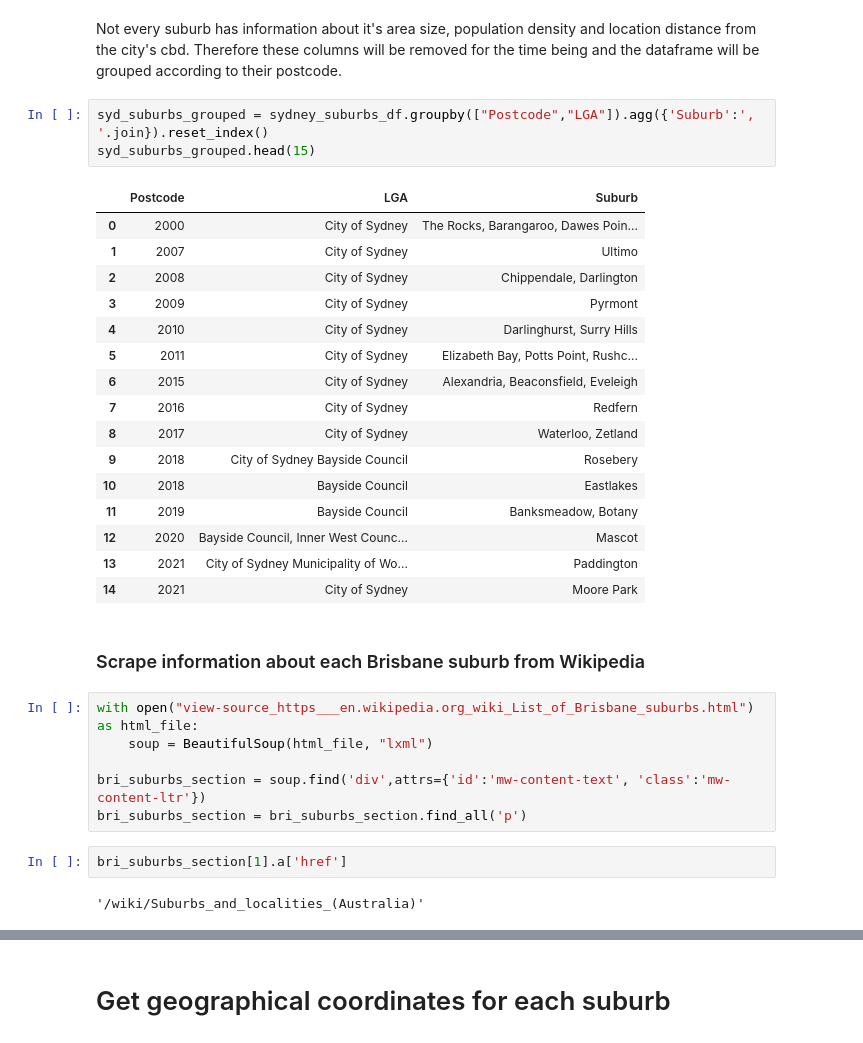
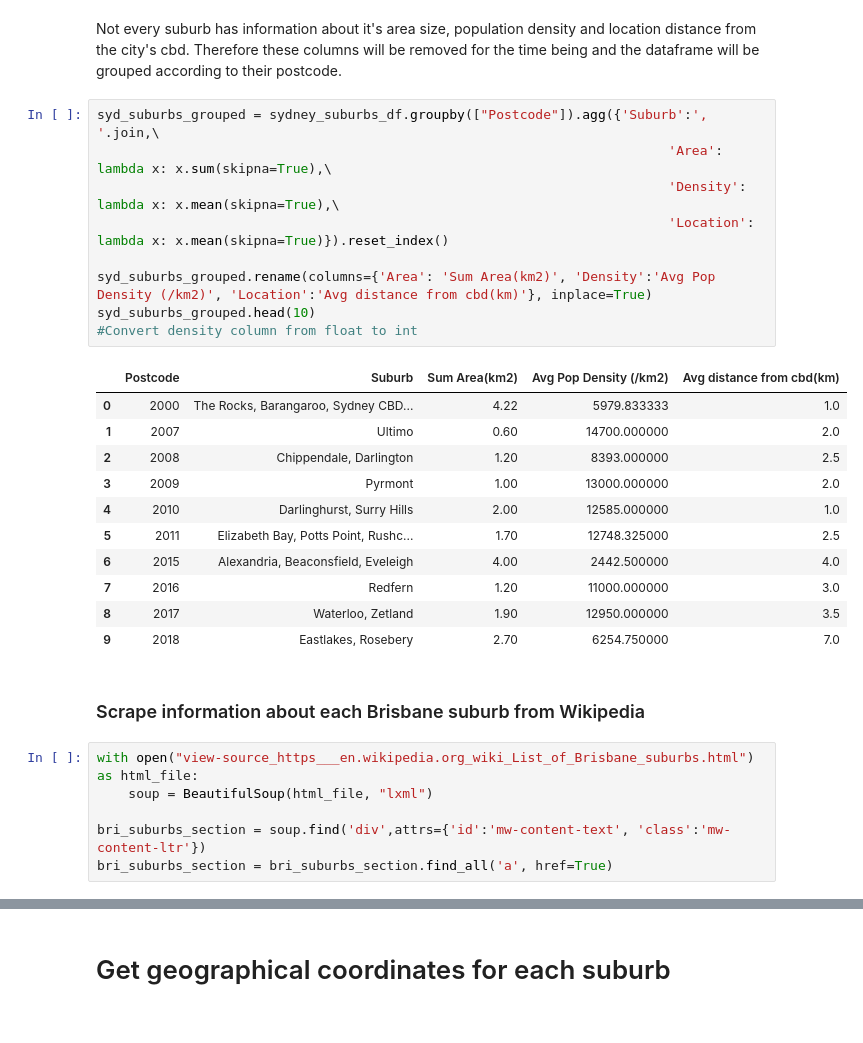
Before and after one commit to jasontran600/IBM_data_science_captstone_project, a Jupyter notebook: Melbourne_Sydney_Tasmania_migration_project/interstate_migration_project.ipynb, the cells around one changed output, grey strips where cells are left out. Saved outputs shown, nothing was run; the diff lists cells and outputs as text.

```diff
--- a/Melbourne_Sydney_Tasmania_migration_project/interstate_migration_project.ipynb
+++ b/Melbourne_Sydney_Tasmania_migration_project/interstate_migration_project.ipynb
@@ -140,25 +192,26 @@ sydney_suburbs_df.tail(5)
 # %% [markdown]
 Not every suburb has information about it's area size, population density and location distance from the city's cbd. Therefore these columns will be removed for the time being and the dataframe will be grouped according to their postcode.
-# %%
-syd_suburbs_grouped = sydney_suburbs_df.groupby(["Postcode","LGA"]).agg({'Suburb':', '.join}).reset_index()
-syd_suburbs_grouped.head(15)
-# %% [output]
-|  | Postcode | LGA | Suburb |
-| 0 | 2000 | City of Sydney | The Rocks, Barangaroo, Dawes Poin... |
-| 1 | 2007 | City of Sydney | Ultimo |
-| 2 | 2008 | City of Sydney | Chippendale, Darlington |
-| 3 | 2009 | City of Sydney | Pyrmont |
-| 4 | 2010 | City of Sydney | Darlinghurst, Surry Hills |
-| 5 | 2011 | City of Sydney | Elizabeth Bay, Potts Point, Rushc... |
-| 6 | 2015 | City of Sydney | Alexandria, Beaconsfield, Eveleigh |
-| 7 | 2016 | City of Sydney | Redfern |
-| 8 | 2017 | City of Sydney | Waterloo, Zetland |
-| 9 | 2018 | City of Sydney Bayside Council | Rosebery |
-| 10 | 2018 | Bayside Council | Eastlakes |
-| 11 | 2019 | Bayside Council | Banksmeadow, Botany |
-| 12 | 2020 | Bayside Council, Inner West Counc... | Mascot |
-| 13 | 2021 | City of Sydney Municipality of Wo... | Paddington |
-| 14 | 2021 | City of Sydney | Moore Park |
+# %%
+syd_suburbs_grouped = sydney_suburbs_df.groupby(["Postcode"]).agg({'Suburb':', '.join,\
+                                                                         'Area': lambda x: x.sum(skipna=True),\
+                                                                         'Density': lambda x: x.mean(skipna=True),\
+                                                                         'Location': lambda x: x.mean(skipna=True)}).reset_index()
+
+syd_suburbs_grouped.rename(columns={'Area': 'Sum Area(km2)', 'Density':'Avg Pop Density (/km2)', 'Location':'Avg distance from cbd(km)'}, inplace=True)
+syd_suburbs_grouped.head(10)
+#Convert density column from float to int
+# %% [output]
+|  | Postcode | Suburb | Sum Area(km2) | Avg Pop Density (/km2) | Avg distance from cbd(km) |
+| 0 | 2000 | The Rocks, Barangaroo, Sydney CBD... | 4.22 | 5979.833333 | 1.0 |
+| 1 | 2007 | Ultimo | 0.60 | 14700.000000 | 2.0 |
+| 2 | 2008 | Chippendale, Darlington | 1.20 | 8393.000000 | 2.5 |
+| 3 | 2009 | Pyrmont | 1.00 | 13000.000000 | 2.0 |
+| 4 | 2010 | Darlinghurst, Surry Hills | 2.00 | 12585.000000 | 1.0 |
+| 5 | 2011 | Elizabeth Bay, Potts Point, Rushc... | 1.70 | 12748.325000 | 2.5 |
+| 6 | 2015 | Alexandria, Beaconsfield, Eveleigh | 4.00 | 2442.500000 | 4.0 |
+| 7 | 2016 | Redfern | 1.20 | 11000.000000 | 3.0 |
+| 8 | 2017 | Waterloo, Zetland | 1.90 | 12950.000000 | 3.5 |
+| 9 | 2018 | Eastlakes, Rosebery | 2.70 | 6254.750000 | 7.0 |
 # %% [markdown]
 
 ### Scrape information about each Brisbane suburb from Wikipedia
@@ -167,8 +220,4 @@ with open("view-source_https___en.wikipedia.org_wiki_List_of_Brisbane_suburbs.ht
     soup = BeautifulSoup(html_file, "lxml")
 
 bri_suburbs_section = soup.find('div',attrs={'id':'mw-content-text', 'class':'mw-content-ltr'})
-bri_suburbs_section = bri_suburbs_section.find_all('p')
+bri_suburbs_section = bri_suburbs_section.find_all('a', href=True)
-# %%
-bri_suburbs_section[1].a['href']
-# %% [output]
-'/wiki/Suburbs_and_localities_(Australia)'
```
Also changed, not shown: parts of 45 cells of this notebook.
